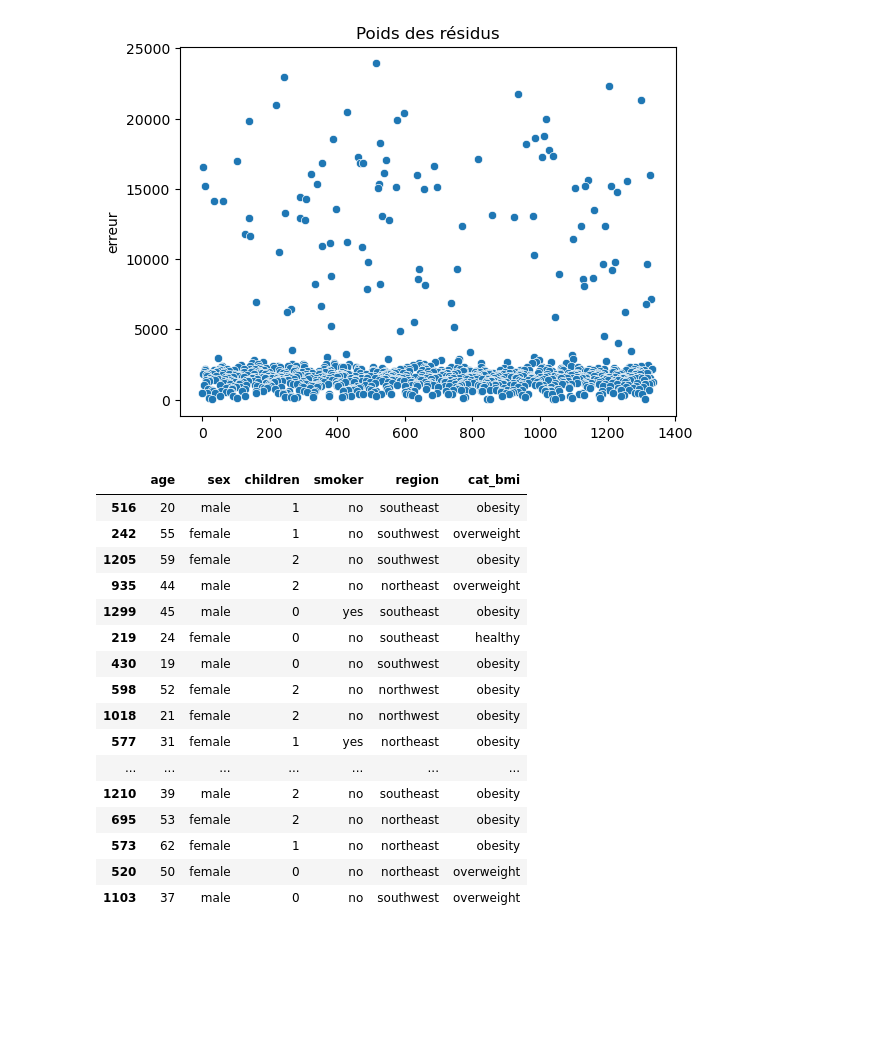
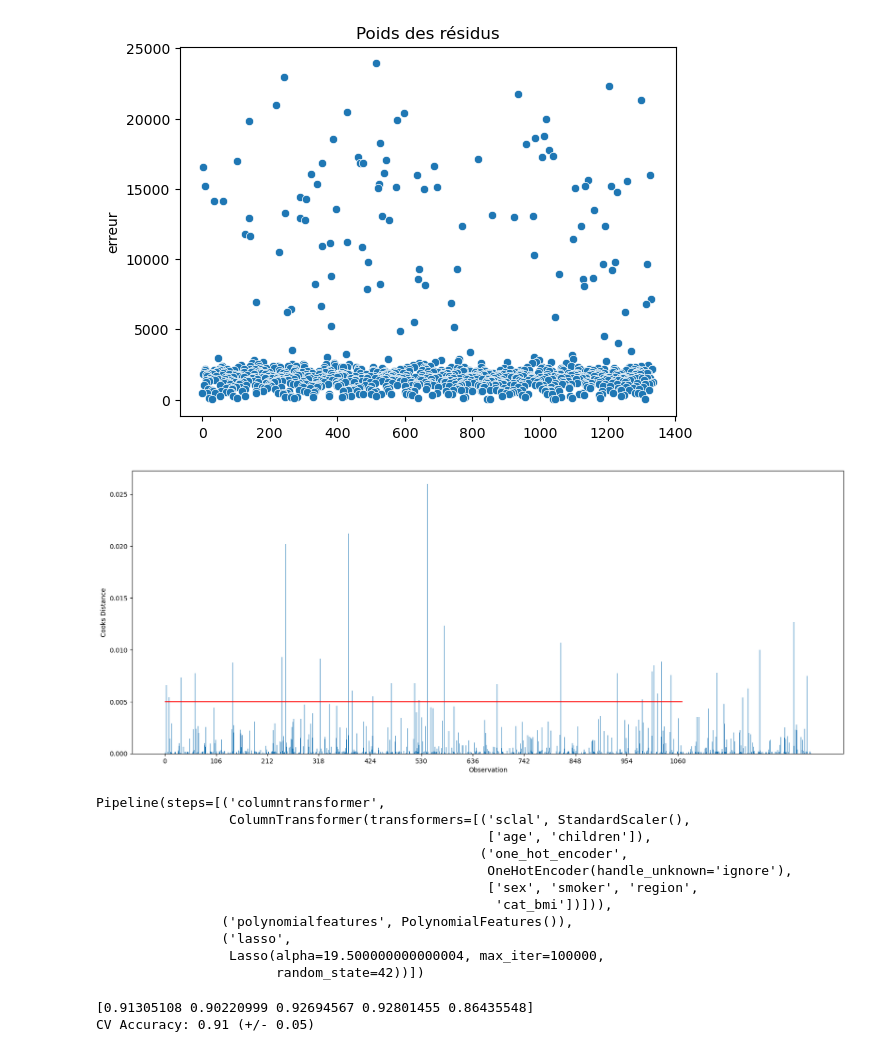
Before and after one commit to StevenDelval/Predire-une-prime-d-assurance-grace-l-IA, a Jupyter notebook: modelisation.ipynb, the cells around one changed output. Saved outputs shown, nothing was run; the diff lists cells and outputs as text; code cells hidden in the pictures; blank space fills up the shorter version.

```diff
--- a/modelisation.ipynb
+++ b/modelisation.ipynb
@@ -166,28 +175,44 @@ to_drop = residual[residual > 15000].index
 # %%
-X_train.loc[to_drop]
+# X_train.loc[to_drop]
-# %% [output]
-|  | age | sex | children | smoker | region | cat_bmi |
-| 516 | 20 | male | 1 | no | southeast | obesity |
-| 242 | 55 | female | 1 | no | southwest | overweight |
-| 1205 | 59 | female | 2 | no | southwest | obesity |
-| 935 | 44 | male | 2 | no | northeast | overweight |
-| 1299 | 45 | male | 0 | yes | southeast | obesity |
-| 219 | 24 | female | 0 | no | southeast | healthy |
-| 430 | 19 | male | 0 | no | southwest | obesity |
-| 598 | 52 | female | 2 | no | northwest | obesity |
-| 1018 | 21 | female | 2 | no | northwest | obesity |
-| 577 | 31 | female | 1 | yes | northeast | obesity |
-| ... | ... | ... | ... | ... | ... | ... |
-| 1210 | 39 | male | 2 | no | southeast | obesity |
-| 695 | 53 | female | 2 | no | northeast | obesity |
-| 573 | 62 | female | 1 | no | northeast | obesity |
-| 520 | 50 | female | 0 | no | northeast | overweight |
-| 1103 | 37 | male | 0 | no | southwest | overweight |
 # %%
 
 
-X_train = X_train.drop(to_drop)
-y_train = y_train.drop(to_drop)
+# X_train = X_train.drop(to_drop)
+# y_train = y_train.drop(to_drop)
+index_to_be_removed = get_index_to_remove_by_Cooks_Distance(X_train=X_train, y_train=y_train, preprocessor=my_col_trans)
+
+X_train = X_train.drop(index=index_to_be_removed.values)
+y_train = y_train.drop(index=index_to_be_removed.values)
+# %% [output]
+[figure, added]
+# %%
+# parameters = {"lasso__alpha":np.linspace(0.1,100,1000)}
+# randm_src = GridSearchCV(estimator=modelLasso, param_grid=parameters,scoring='r2',cv=5)
+# randm_src.fit(X_train, y_train)
+
+# modelLasso.set_params(**randm_src.best_params_)
+# print(randm_src.best_params_)
+modelLasso.set_params(**{'lasso__alpha': 19.500000000000004})
+# %% [output]
+Pipeline(steps=[('columntransformer',
+                 ColumnTransformer(transformers=[('sclal', StandardScaler(),
+                                                  ['age', 'children']),
+                                                 ('one_hot_encoder',
+                                                  OneHotEncoder(handle_unknown='ignore'),
+                                                  ['sex', 'smoker', 'region',
+                                                   'cat_bmi'])])),
+                ('polynomialfeatures', PolynomialFeatures()),
+                ('lasso',
+                 Lasso(alpha=19.500000000000004, max_iter=100000,
+                       random_state=42))])
+# %%
+kfold =KFold(n_splits=5,shuffle=True,random_state=42)
+scores = cross_val_score(modelLasso,X_train,y_train)
+print(scores)
+print("CV Accuracy: %0.2f (+/- %0.2f)" % (scores.mean(), scores.std() * 2))
+# %% [output]
+[0.91305108 0.90220999 0.92694567 0.92801455 0.86435548]
+CV Accuracy: 0.91 (+/- 0.05)
 # %%
 
 
```
Also changed, not shown: parts of 11 cells of this notebook, 3 other files.
